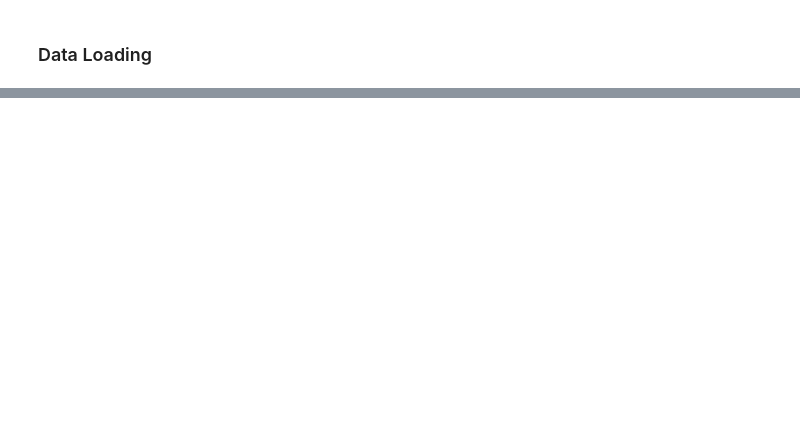
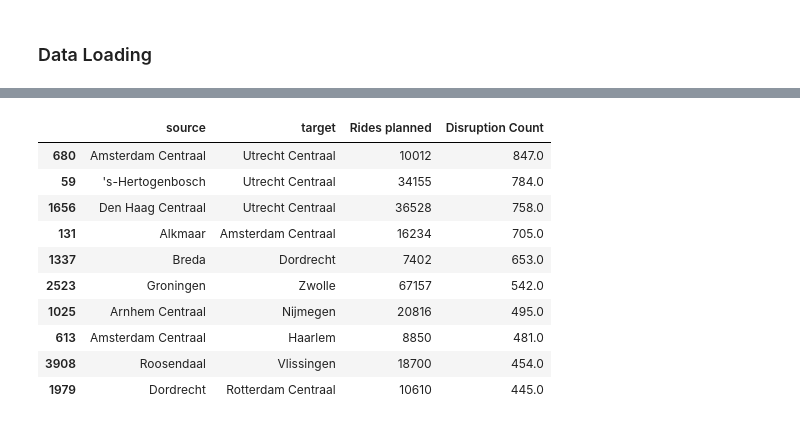
Before and after one commit to Brebber/Thesis, a Jupyter notebook: MSc-Thesis-Brent/NS-Disruptions-2025/exploratory-data-analysis/Exploratory Data Analysis.ipynb, the cells around one changed output, grey strips where cells are left out. Saved outputs shown, nothing was run; the diff lists cells and outputs as text; code cells hidden in the pictures; blank space fills up the shorter version.

```diff
--- a/MSc-Thesis-Brent/NS-Disruptions-2025/exploratory-data-analysis/Exploratory Data Analysis.ipynb
+++ b/MSc-Thesis-Brent/NS-Disruptions-2025/exploratory-data-analysis/Exploratory Data Analysis.ipynb
@@ -77,0 +117,18 @@ plt.show()
+# %%
+summed_disruptions = disruptions_df.groupby(['source', 'target'])[[ 'Rides planned', 'Disruption Count']].sum().reset_index()
+summed_disruptions = summed_disruptions.sort_values(by='Disruption Count', ascending=False)
+
+# Display the top 10 most disrupted trajectories
+summed_disruptions.head(10)
+# %% [output]
+|  | source | target | Rides planned | Disruption Count |
+| 680 | Amsterdam Centraal | Utrecht Centraal | 10012 | 847.0 |
+| 59 | 's-Hertogenbosch | Utrecht Centraal | 34155 | 784.0 |
+| 1656 | Den Haag Centraal | Utrecht Centraal | 36528 | 758.0 |
+| 131 | Alkmaar | Amsterdam Centraal | 16234 | 705.0 |
+| 1337 | Breda | Dordrecht | 7402 | 653.0 |
+| 2523 | Groningen | Zwolle | 67157 | 542.0 |
+| 1025 | Arnhem Centraal | Nijmegen | 20816 | 495.0 |
+| 613 | Amsterdam Centraal | Haarlem | 8850 | 481.0 |
+| 3908 | Roosendaal | Vlissingen | 18700 | 454.0 |
+| 1979 | Dordrecht | Rotterdam Centraal | 10610 | 445.0 |
```
Also changed, not shown: parts of 16 cells of this notebook, 2 other files.
